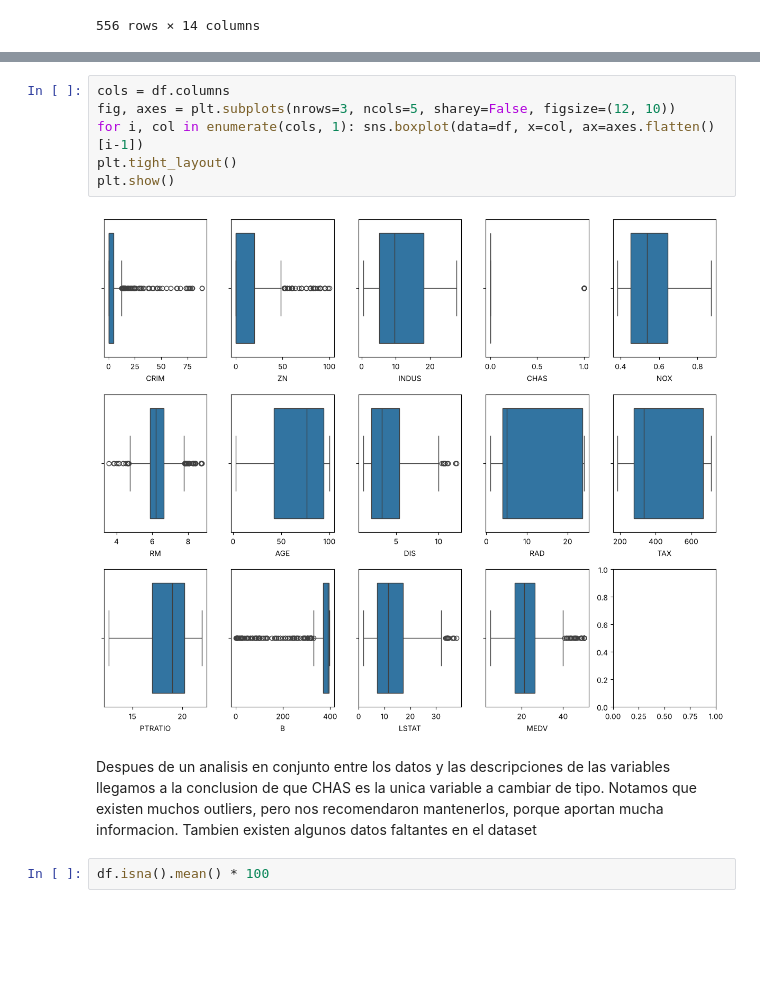
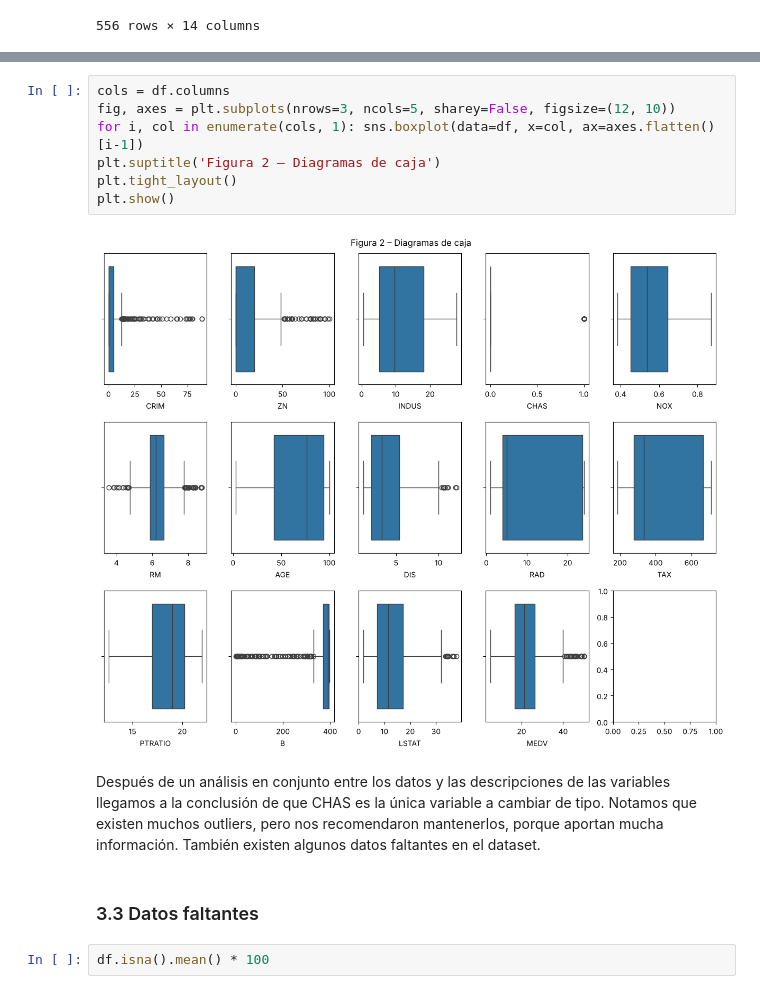
Before and after one commit to sebastianbtmo/TP_AA1_Beltramo_Capisano_Dottavio, a Jupyter notebook: TP_1/TP-regresion-AA1.ipynb, the cells around one changed output, grey strips where cells are left out. Saved outputs shown, nothing was run; the diff lists cells and outputs as text; blank space fills up the shorter version.

```diff
--- a/TP_1/TP-regresion-AA1.ipynb
+++ b/TP_1/TP-regresion-AA1.ipynb
@@ -54,15 +68,18 @@ plt.show()
 # %%
 cols = df.columns
 fig, axes = plt.subplots(nrows=3, ncols=5, sharey=False, figsize=(12, 10))
 for i, col in enumerate(cols, 1): sns.boxplot(data=df, x=col, ax=axes.flatten()[i-1])
+plt.suptitle('Figura 2 – Diagramas de caja')
 plt.tight_layout()
 plt.show()
 # %% [output]
-[figure, old version]
+[figure, new version]
 # %% [markdown]
-Despues de un analisis en conjunto entre los datos y las descripciones de las variables llegamos a la conclusion de que CHAS es la unica variable a cambiar de tipo.
-Notamos que existen muchos outliers, pero nos recomendaron mantenerlos, porque aportan mucha informacion.
-Tambien existen algunos datos faltantes en el dataset
+Después de un análisis en conjunto entre los datos y las descripciones de las variables llegamos a la conclusión de que CHAS es la única variable a cambiar de tipo.
+Notamos que existen muchos outliers, pero nos recomendaron mantenerlos, porque aportan mucha información.
+También existen algunos datos faltantes en el dataset.
+# %% [markdown]
+### 3.3 Datos faltantes
 # %%
 df.isna().mean() * 100
 # %% [output]
```
Also changed, not shown: parts of 30 cells of this notebook.
